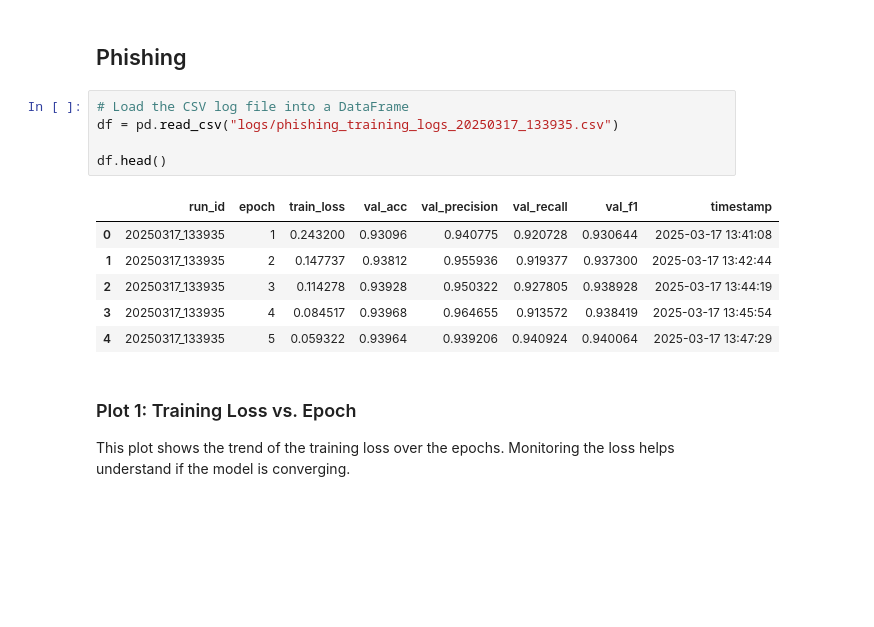
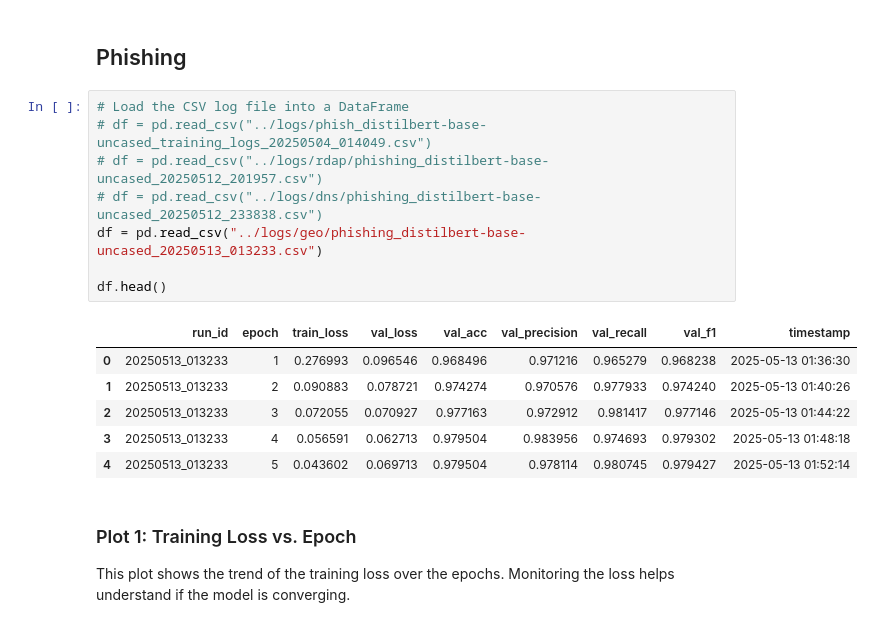
Before and after one commit to fbucko/transformers, a Jupyter notebook: evaluation/training_eval.ipynb, the cells around one changed output. Drawn from its saved outputs; the diff is of its cells as text; blank space fills up the shorter version.

```diff
--- a/evaluation/training_eval.ipynb
+++ b/evaluation/training_eval.ipynb
@@ -94,16 +96,19 @@ plt.show()
 ## Phishing
 # %%
 # Load the CSV log file into a DataFrame
-df = pd.read_csv("logs/phishing_training_logs_20250317_133935.csv")
+# df = pd.read_csv("../logs/phish_distilbert-base-uncased_training_logs_20250504_014049.csv")
+# df = pd.read_csv("../logs/rdap/phishing_distilbert-base-uncased_20250512_201957.csv")
+# df = pd.read_csv("../logs/dns/phishing_distilbert-base-uncased_20250512_233838.csv")
+df = pd.read_csv("../logs/geo/phishing_distilbert-base-uncased_20250513_013233.csv")
 
 df.head()
 # %% [output]
-|  | run_id | epoch | train_loss | val_acc | val_precision | val_recall | val_f1 | timestamp |
-| 0 | 20250317_133935 | 1 | 0.243200 | 0.93096 | 0.940775 | 0.920728 | 0.930644 | 2025-03-17 13:41:08 |
-| 1 | 20250317_133935 | 2 | 0.147737 | 0.93812 | 0.955936 | 0.919377 | 0.937300 | 2025-03-17 13:42:44 |
-| 2 | 20250317_133935 | 3 | 0.114278 | 0.93928 | 0.950322 | 0.927805 | 0.938928 | 2025-03-17 13:44:19 |
-| 3 | 20250317_133935 | 4 | 0.084517 | 0.93968 | 0.964655 | 0.913572 | 0.938419 | 2025-03-17 13:45:54 |
-| 4 | 20250317_133935 | 5 | 0.059322 | 0.93964 | 0.939206 | 0.940924 | 0.940064 | 2025-03-17 13:47:29 |
+|  | run_id | epoch | train_loss | val_loss | val_acc | val_precision | val_recall | val_f1 | timestamp |
+| 0 | 20250513_013233 | 1 | 0.276993 | 0.096546 | 0.968496 | 0.971216 | 0.965279 | 0.968238 | 2025-05-13 01:36:30 |
+| 1 | 20250513_013233 | 2 | 0.090883 | 0.078721 | 0.974274 | 0.970576 | 0.977933 | 0.974240 | 2025-05-13 01:40:26 |
+| 2 | 20250513_013233 | 3 | 0.072055 | 0.070927 | 0.977163 | 0.972912 | 0.981417 | 0.977146 | 2025-05-13 01:44:22 |
+| 3 | 20250513_013233 | 4 | 0.056591 | 0.062713 | 0.979504 | 0.983956 | 0.974693 | 0.979302 | 2025-05-13 01:48:18 |
+| 4 | 20250513_013233 | 5 | 0.043602 | 0.069713 | 0.979504 | 0.978114 | 0.980745 | 0.979427 | 2025-05-13 01:52:14 |
 # %% [markdown]
 ### Plot 1: Training Loss vs. Epoch
 
```
Also changed, not shown: parts of 5 cells of this notebook, 7 other files.
